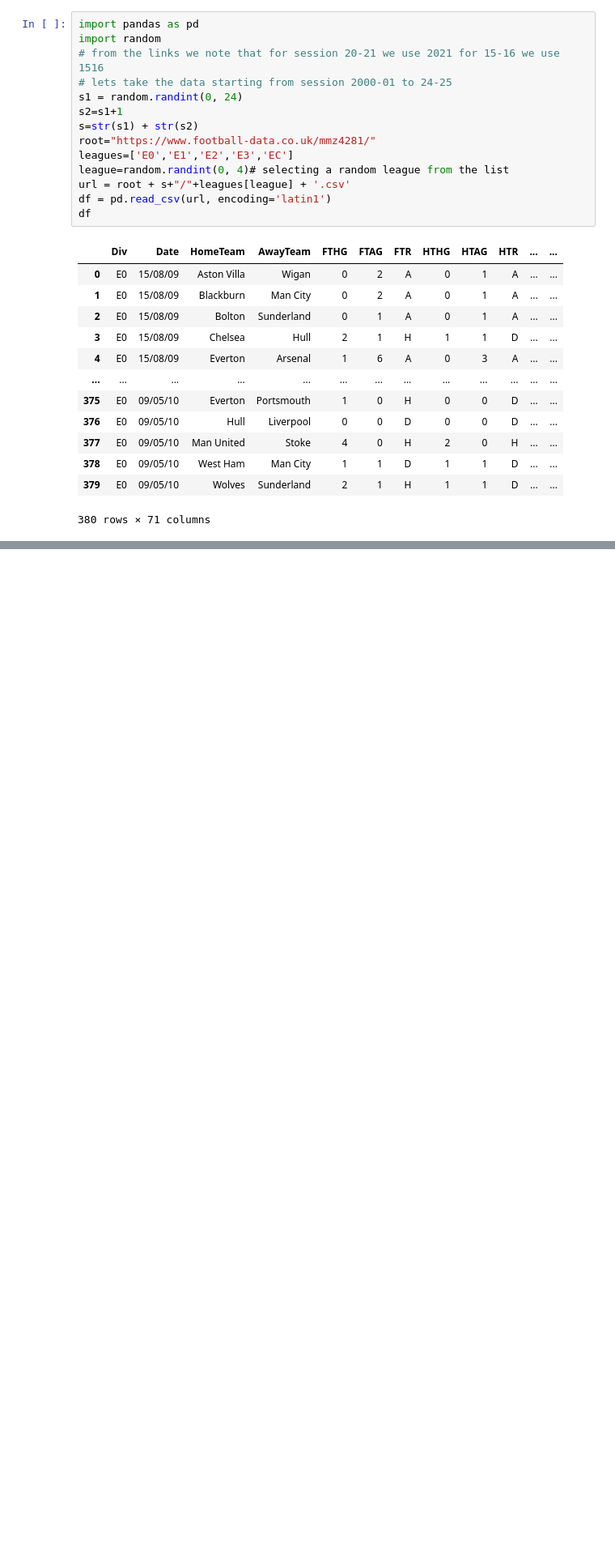
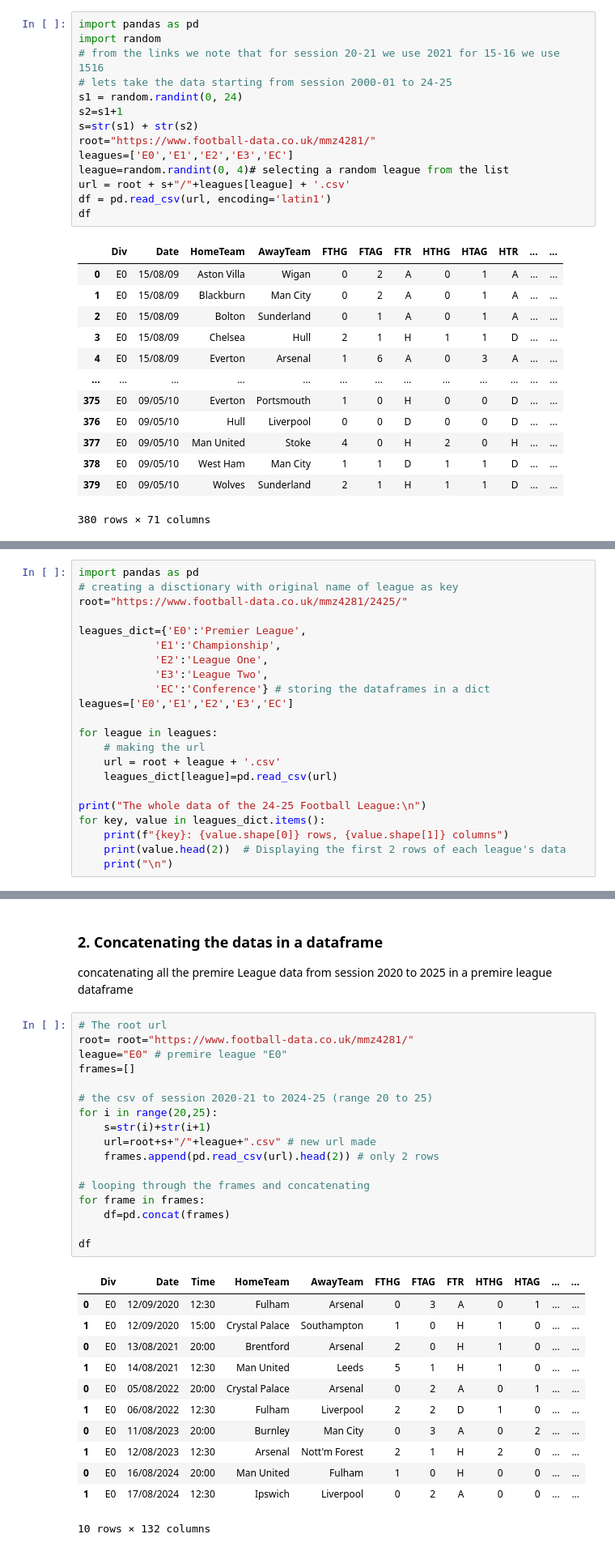
Before and after one commit to cgcb-01/Python-and-data-science-notes, a Jupyter notebook: pandasNotes.ipynb, the cells around one changed output, grey strips where cells are left out. Shown at 81% size. Drawn from its saved outputs; the diff is of its cells as text; blank space fills up the shorter version.

```diff
--- a/pandasNotes.ipynb
+++ b/pandasNotes.ipynb
@@ -824,0 +829,22 @@ df
+# %%
+import pandas as pd
+# creating a disctionary with original name of league as key
+root="https://www.football-data.co.uk/mmz4281/2425/"
+
+leagues_dict={'E0':'Premier League',
+            'E1':'Championship',
+            'E2':'League One',
+            'E3':'League Two',
+            'EC':'Conference'} # storing the dataframes in a dict
+leagues=['E0','E1','E2','E3','EC']
+
+for league in leagues:
+    # making the url
+    url = root + league + '.csv'
+    leagues_dict[league]=pd.read_csv(url)
+
+print("The whole data of the 24-25 Football League:\n")
+for key, value in leagues_dict.items():
+    print(f"{key}: {value.shape[0]} rows, {value.shape[1]} columns")
+    print(value.head(2))  # Displaying the first 2 rows of each league's data
+    print("\n")
@@ -824,0 +869,34 @@ df
+# %% [markdown]
+### 2. Concatenating the datas in a dataframe
+
+concatenating all the premire League data from session 2020 to 2025 in a premire league dataframe
+# %%
+# The root url
+root= root="https://www.football-data.co.uk/mmz4281/"
+league="E0" # premire league "E0"
+frames=[]
+
+# the csv of session 2020-21 to 2024-25 (range 20 to 25)
+for i in range(20,25):
+    s=str(i)+str(i+1)
+    url=root+s+"/"+league+".csv" # new url made
+    frames.append(pd.read_csv(url).head(2)) # only 2 rows
+
+# looping through the frames and concatenating
+for frame in frames:
+    df=pd.concat(frames)
+
+df
+# %% [output]
+|  | Div | Date | Time | HomeTeam | AwayTeam | FTHG | FTAG | FTR | HTHG | HTAG | ... | ... |
+| 0 | E0 | 12/09/2020 | 12:30 | Fulham | Arsenal | 0 | 3 | A | 0 | 1 | ... | ... |
+| 1 | E0 | 12/09/2020 | 15:00 | Crystal Palace | Southampton | 1 | 0 | H | 1 | 0 | ... | ... |
+| 0 | E0 | 13/08/2021 | 20:00 | Brentford | Arsenal | 2 | 0 | H | 1 | 0 | ... | ... |
+| 1 | E0 | 14/08/2021 | 12:30 | Man United | Leeds | 5 | 1 | H | 1 | 0 | ... | ... |
+| 0 | E0 | 05/08/2022 | 20:00 | Crystal Palace | Arsenal | 0 | 2 | A | 0 | 1 | ... | ... |
+| 1 | E0 | 06/08/2022 | 12:30 | Fulham | Liverpool | 2 | 2 | D | 1 | 0 | ... | ... |
+| 0 | E0 | 11/08/2023 | 20:00 | Burnley | Man City | 0 | 3 | A | 0 | 2 | ... | ... |
+| 1 | E0 | 12/08/2023 | 12:30 | Arsenal | Nott'm Forest | 2 | 1 | H | 2 | 0 | ... | ... |
+| 0 | E0 | 16/08/2024 | 20:00 | Man United | Fulham | 1 | 0 | H | 0 | 0 | ... | ... |
+| 1 | E0 | 17/08/2024 | 12:30 | Ipswich | Liverpool | 0 | 2 | A | 0 | 0 | ... | ... |
+10 rows × 132 columns
```
Also changed, not shown: parts of 3 cells of this notebook.
